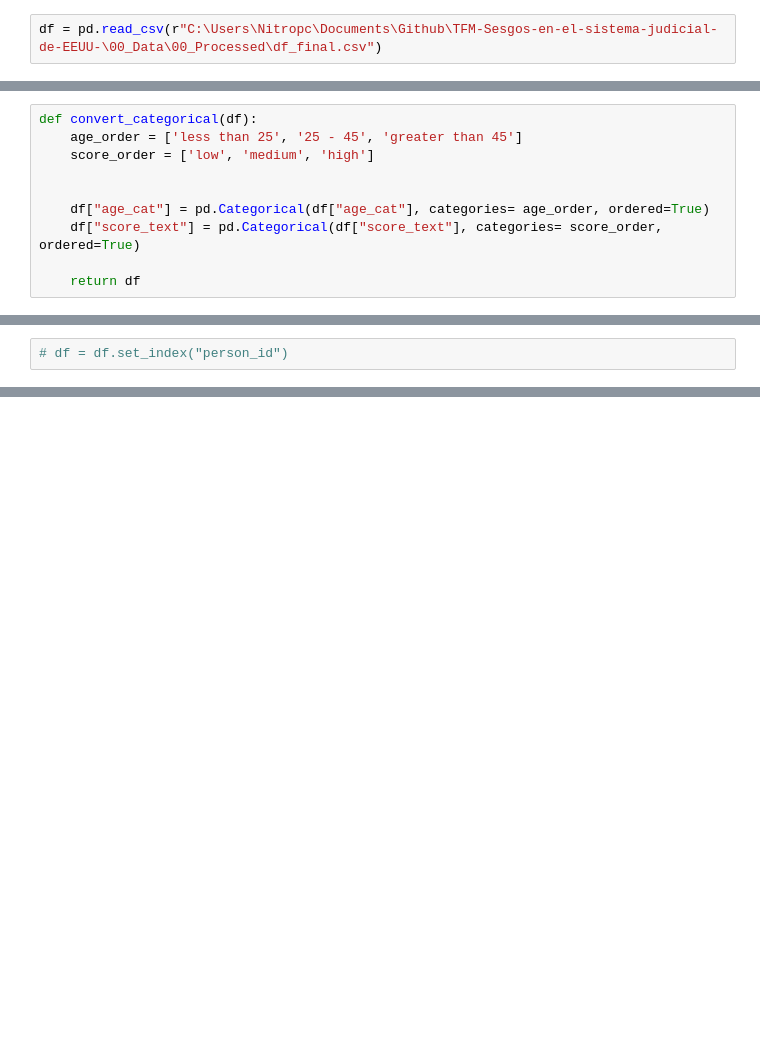
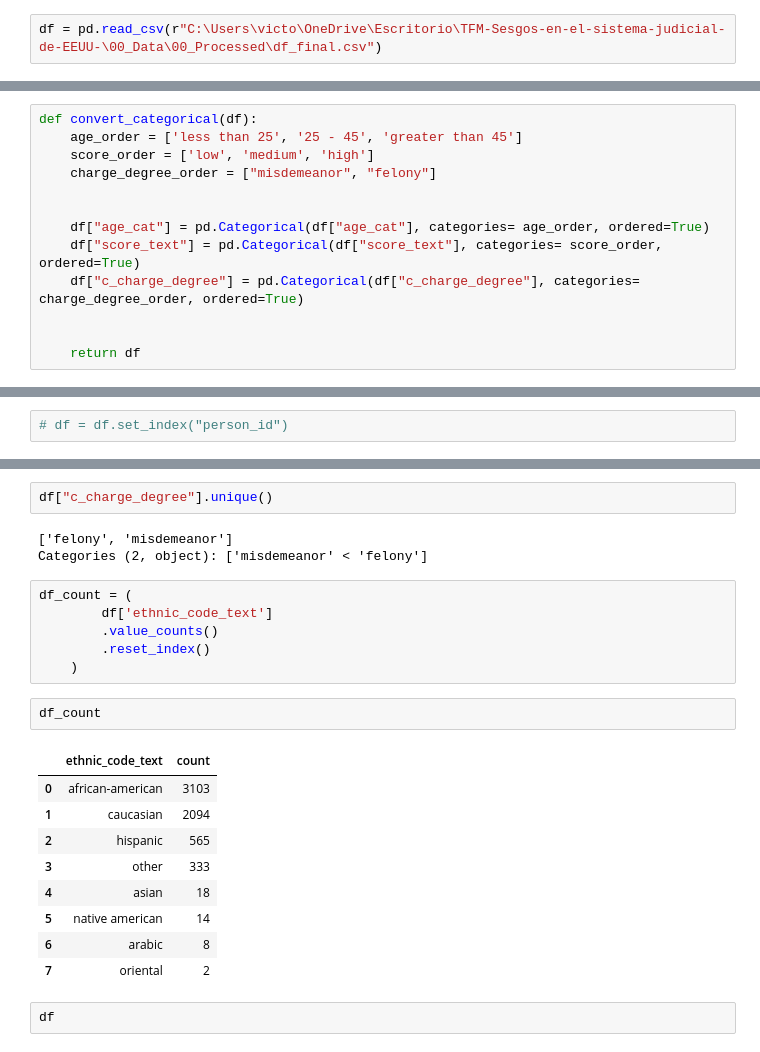
Before and after one commit to aaznarmellado-collab/TFM-Sesgos-en-el-sistema-judicial-de-EEUU-, a Jupyter notebook: 01_Notebooks/TFM_EDA.ipynb, the cells around one changed output, grey strips where cells are left out. Drawn from its saved outputs; the diff is of its cells as text; blank space fills up the shorter version.

```diff
--- a/01_Notebooks/TFM_EDA.ipynb
+++ b/01_Notebooks/TFM_EDA.ipynb
@@ -19,7 +19,7 @@ from rapidfuzz import process, fuzz
 import warnings
 warnings.filterwarnings('ignore')
 # %%
-df = pd.read_csv(r"C:\Users\Nitropc\Documents\Github\TFM-Sesgos-en-el-sistema-judicial-de-EEUU-\00_Data\00_Processed\df_final.csv")
+df = pd.read_csv(r"C:\Users\victo\OneDrive\Escritorio\TFM-Sesgos-en-el-sistema-judicial-de-EEUU-\00_Data\00_Processed\df_final.csv")
 # %%
 def convert_to_datetime(df):
     date_regex = r'^(?:(?:\d{4}[-/]\d{1,2}[-/]\d{1,2})|(?:\d{1,2}[-/]\d{1,2}[-/]\d{2,4}))(?:[\sT]+(?:[01]?\d|2[0-3]):[0-5]\d(?::[0-5]\d)?)?$'
@@ -35,10 +35,13 @@ def convert_to_datetime(df):
 def convert_categorical(df):
     age_order = ['less than 25', '25 - 45', 'greater than 45']
     score_order = ['low', 'medium', 'high']
+    charge_degree_order = ["misdemeanor", "felony"]
 
 
     df["age_cat"] = pd.Categorical(df["age_cat"], categories= age_order, ordered=True)
     df["score_text"] = pd.Categorical(df["score_text"], categories= score_order, ordered=True)
+    df["c_charge_degree"] = pd.Categorical(df["c_charge_degree"], categories= charge_degree_order, ordered=True)
+
 
     return df
 # %%
@@ -171,0 +200,25 @@ dtype: int64
+# %%
+df["c_charge_degree"].unique()
+# %% [output]
+['felony', 'misdemeanor']
+Categories (2, object): ['misdemeanor' < 'felony']
+# %%
+df_count = (
+        df['ethnic_code_text']
+        .value_counts()
+        .reset_index()
+    )
+# %%
+df_count
+# %% [output]
+|  | ethnic_code_text | count |
+| 0 | african-american | 3103 |
+| 1 | caucasian | 2094 |
+| 2 | hispanic | 565 |
+| 3 | other | 333 |
+| 4 | asian | 18 |
+| 5 | native american | 14 |
+| 6 | arabic | 8 |
+| 7 | oriental | 2 |
+# %%
+df
```
Also changed, not shown: parts of 3 cells of this notebook, 2 other files.
